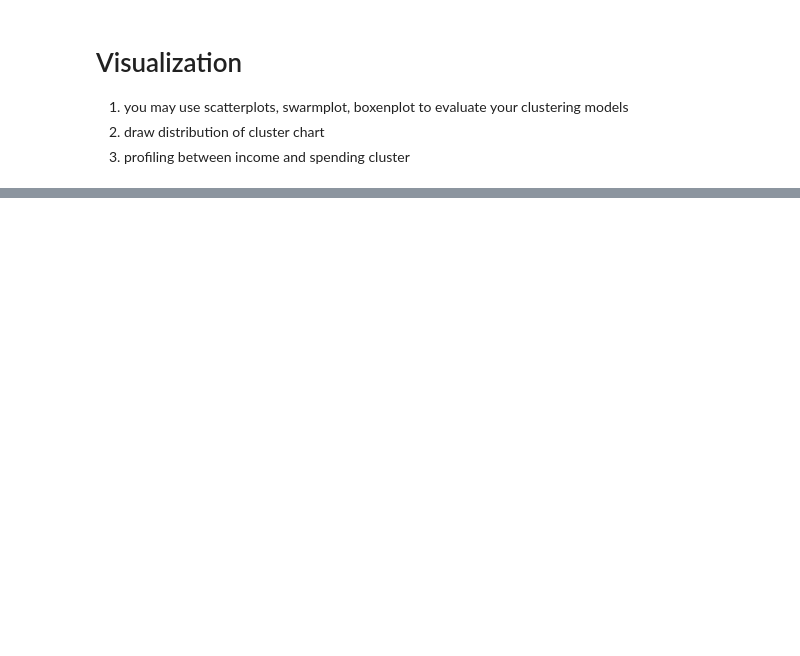
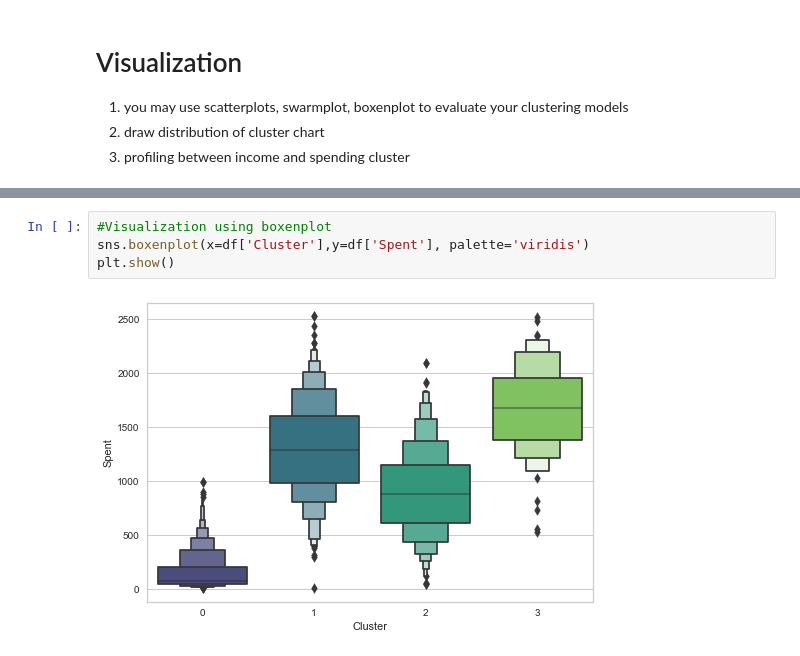
Before and after one commit to GallvinNicanderHaryanto/Data-Mining, a Jupyter notebook: AFL-2_Data Mining_Gallvin Nicander Haryanto_0706022110031.ipynb, the cells around one changed output, grey strips where cells are left out. Drawn from its saved outputs; the diff is of its cells as text; blank space fills up the shorter version.

```diff
--- a/AFL-2_Data Mining_Gallvin Nicander Haryanto_0706022110031.ipynb
+++ b/AFL-2_Data Mining_Gallvin Nicander Haryanto_0706022110031.ipynb
@@ -350,3 +329,9 @@ plt.show()
+# %%
+#Visualization using boxenplot
+sns.boxenplot(x=df['Cluster'],y=df['Spent'], palette='viridis')
+plt.show()
+# %% [output]
+[figure, new version]
 # %%
 #Profiling using jointplot
 sns.jointplot(x=df['Income'], y=df['Spent'], hue=df['Cluster'], kind='kde', palette='crest')
```
Also changed, not shown: parts of 14 cells of this notebook.
